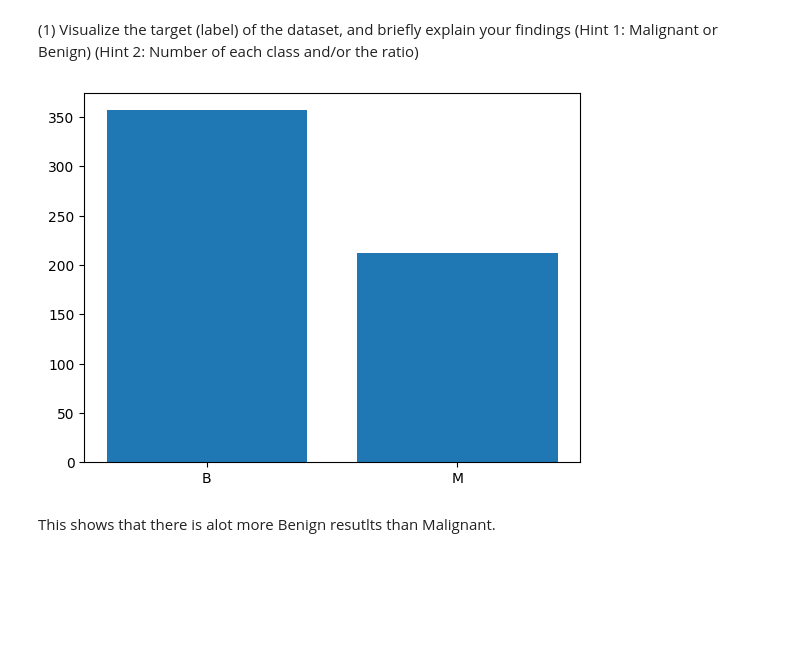
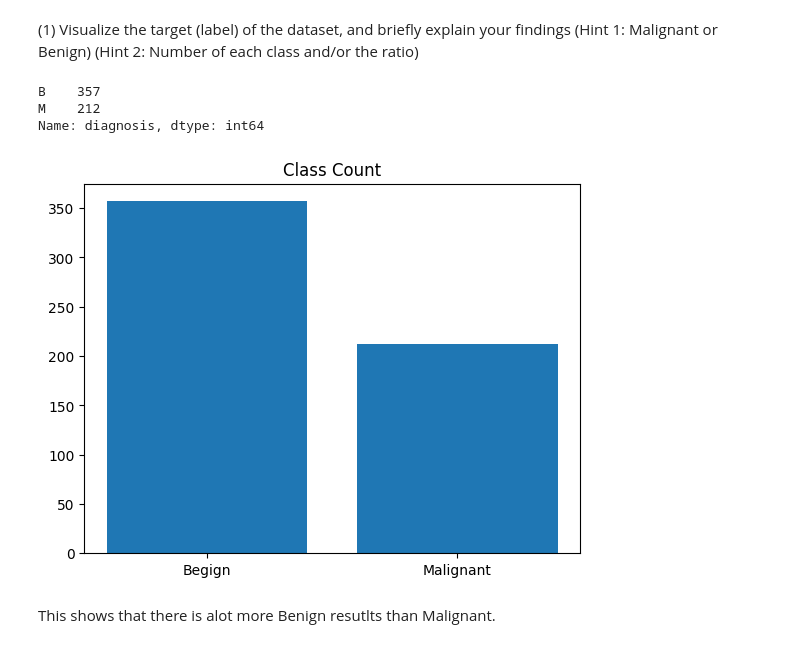
Before and after one commit to GriffinJack/DS8007, a Jupyter notebook: HomeWork_1.ipynb, the cells around one changed output. Cells and saved outputs as stored; diff of their text form; code cells hidden in the pictures; blank space fills up the shorter version.

```diff
--- a/HomeWork_1.ipynb
+++ b/HomeWork_1.ipynb
@@ -168,12 +160,17 @@ data = pd.read_csv("data.csv")
 (1) Visualize the target (label) of the dataset, and briefly explain your findings (Hint 1: Malignant or Benign) (Hint 2: Number of each class and/or the ratio)
 # %%
 #Insert your code here
-#print(data['diagnosis'].value_counts())
-plt.bar(["B","M"],height= data["diagnosis"].value_counts())
+print(data['diagnosis'].value_counts())
+plt.bar(["Begign","Malignant"],height= data["diagnosis"].value_counts())
+plt.title("Class Count")
+
 
 plt.show()
 # %% [output]
+B    357
+M    212
+Name: diagnosis, dtype: int64
-[figure, old version]
+[figure, new version]
 # %% [markdown]
 This shows that there is alot more Benign resutlts than Malignant.
 # %% [markdown]
```
Also changed, not shown: parts of 25 cells of this notebook.
